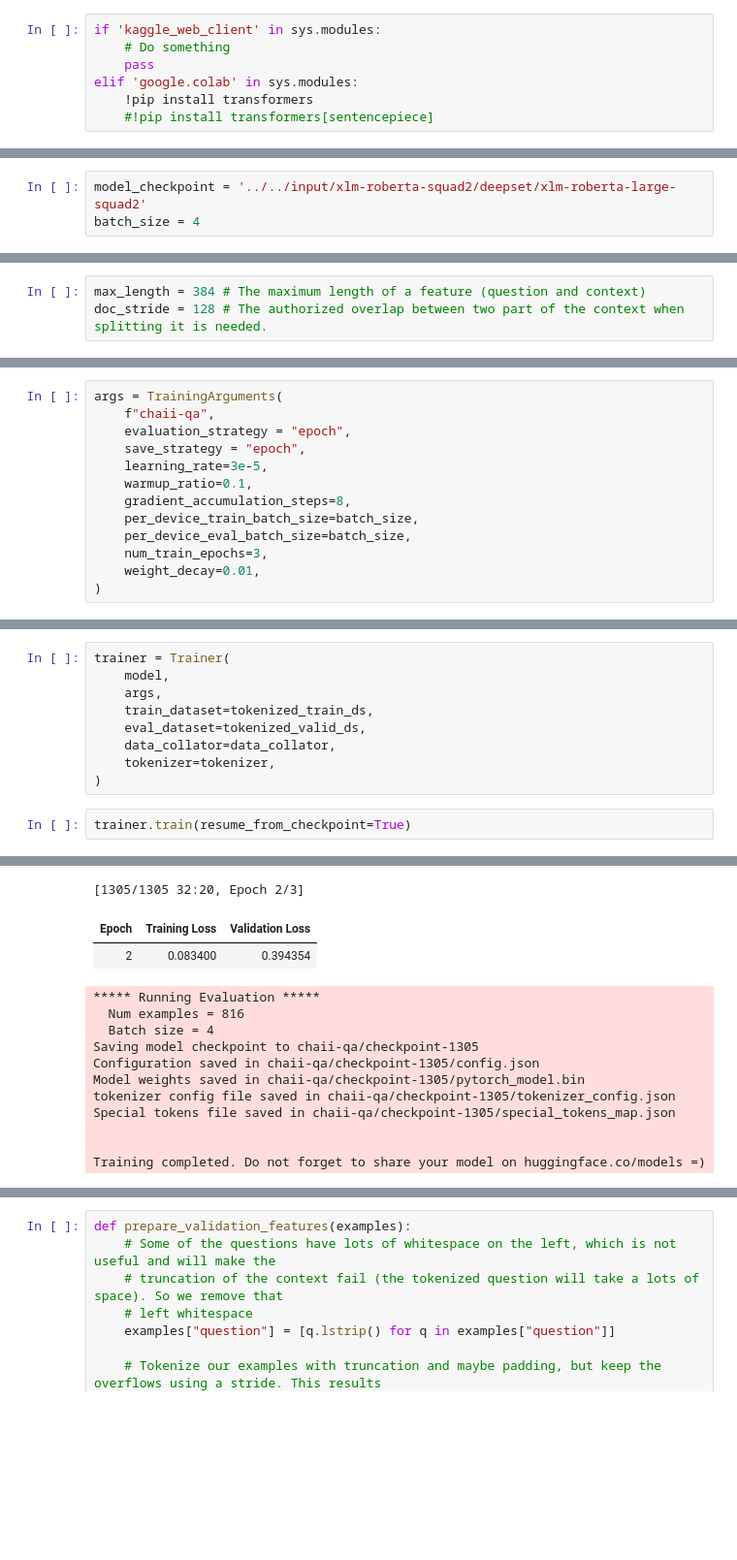
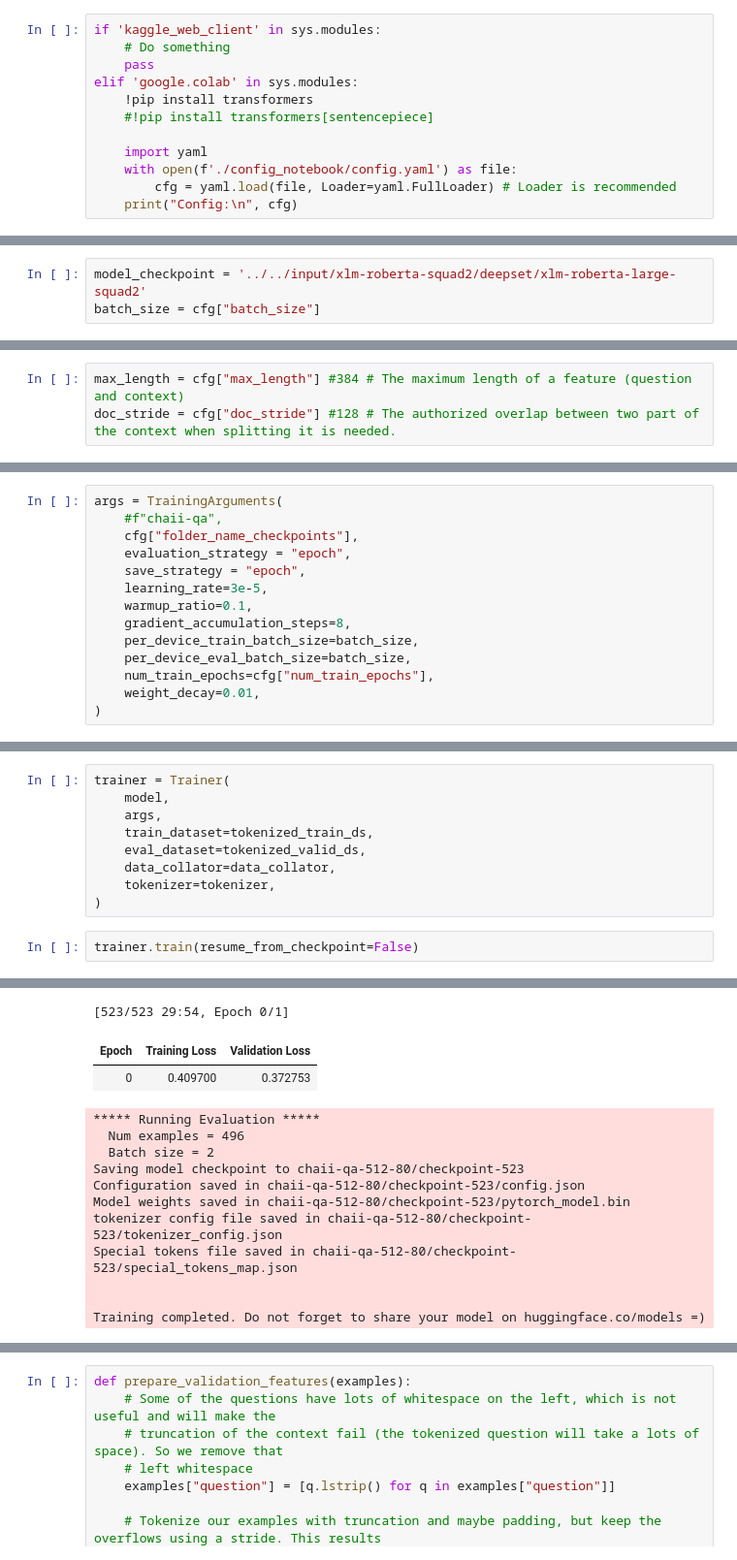
Before and after one commit to riow1983/Kaggle-chaii, a Jupyter notebook: notebooks/k2lnb001-chaii-eda-baseline-train.ipynb, the cells around one changed output, grey strips where cells are left out. Shown: that part at 97% size. Saved outputs shown, nothing was run; the diff lists cells and outputs as text; blank space fills up the shorter version.

Commit message:
[Submit] --max_length 512 --doc_stride 80 --num_train_epochs 1 --CV 0.650 --LB 0.719

```diff
--- a/notebooks/k2lnb001-chaii-eda-baseline-train.ipynb
+++ b/notebooks/k2lnb001-chaii-eda-baseline-train.ipynb
@@ -50,4 +45,9 @@ if 'kaggle_web_client' in sys.modules:
 elif 'google.colab' in sys.modules:
     !pip install transformers
     #!pip install transformers[sentencepiece]
+
+    import yaml
+    with open(f'./config_notebook/config.yaml') as file:
+        cfg = yaml.load(file, Loader=yaml.FullLoader) # Loader is recommended
+    print("Config:\n", cfg)
 # %% [output]
@@ -143,7 +143,7 @@ Based on: https://github.com/huggingface/notebooks/blob/master/examples/question
 import transformers
 # %%
 model_checkpoint = '../../input/xlm-roberta-squad2/deepset/xlm-roberta-large-squad2'
-batch_size = 4
+batch_size = cfg["batch_size"]
 # %%
 from transformers import AutoTokenizer
 
@@ -164,8 +164,8 @@ train['num_tokens_answer_text'].hist();
 # %% [output]
 [figure]
 # %%
-max_length = 384 # The maximum length of a feature (question and context)
-doc_stride = 128 # The authorized overlap between two part of the context when splitting it is needed.
+max_length = cfg["max_length"] #384 # The maximum length of a feature (question and context)
+doc_stride = cfg["doc_stride"] #128 # The authorized overlap between two part of the context when splitting it is needed.
 # %%
 pad_on_right = tokenizer.padding_side == "right"
 # %%
@@ -294,7 +292,8 @@ model = AutoModelForQuestionAnswering.from_pretrained(model_checkpoint)
 env: WANDB_DISABLED=True
 # %%
 args = TrainingArguments(
-    f"chaii-qa",
+    #f"chaii-qa",
+    cfg["folder_name_checkpoints"],
     evaluation_strategy = "epoch",
     save_strategy = "epoch",
     learning_rate=3e-5,
@@ -302,7 +301,7 @@ args = TrainingArguments(
     gradient_accumulation_steps=8,
     per_device_train_batch_size=batch_size,
     per_device_eval_batch_size=batch_size,
-    num_train_epochs=3,
+    num_train_epochs=cfg["num_train_epochs"],
     weight_decay=0.01,
 )
 # %% [output]
@@ -321,5 +320,5 @@ trainer = Trainer(
     tokenizer=tokenizer,
 )
 # %%
-trainer.train(resume_from_checkpoint=True)
+trainer.train(resume_from_checkpoint=False)
 # %% [output]
@@ -338,14 +332,14 @@ Loading model from chaii-qa/checkpoint-870).
-[1305/1305 32:20, Epoch 2/3]
+[523/523 29:54, Epoch 0/1]
 | Epoch | Training Loss | Validation Loss |
-| 2 | 0.083400 | 0.394354 |
+| 0 | 0.409700 | 0.372753 |
 ***** Running Evaluation *****
-  Num examples = 816
-  Batch size = 4
-Saving model checkpoint to chaii-qa/checkpoint-1305
-Configuration saved in chaii-qa/checkpoint-1305/config.json
-Model weights saved in chaii-qa/checkpoint-1305/pytorch_model.bin
-tokenizer config file saved in chaii-qa/checkpoint-1305/tokenizer_config.json
-Special tokens file saved in chaii-qa/checkpoint-1305/special_tokens_map.json
+  Num examples = 496
+  Batch size = 2
+Saving model checkpoint to chaii-qa-512-80/checkpoint-523
+Configuration saved in chaii-qa-512-80/checkpoint-523/config.json
+Model weights saved in chaii-qa-512-80/checkpoint-523/pytorch_model.bin
+tokenizer config file saved in chaii-qa-512-80/checkpoint-523/tokenizer_config.json
+Special tokens file saved in chaii-qa-512-80/checkpoint-523/special_tokens_map.json
 
 
 Training completed. Do not forget to share your model on huggingface.co/models =)
```
Also changed, not shown: parts of 19 cells of this notebook, 1 other file.
